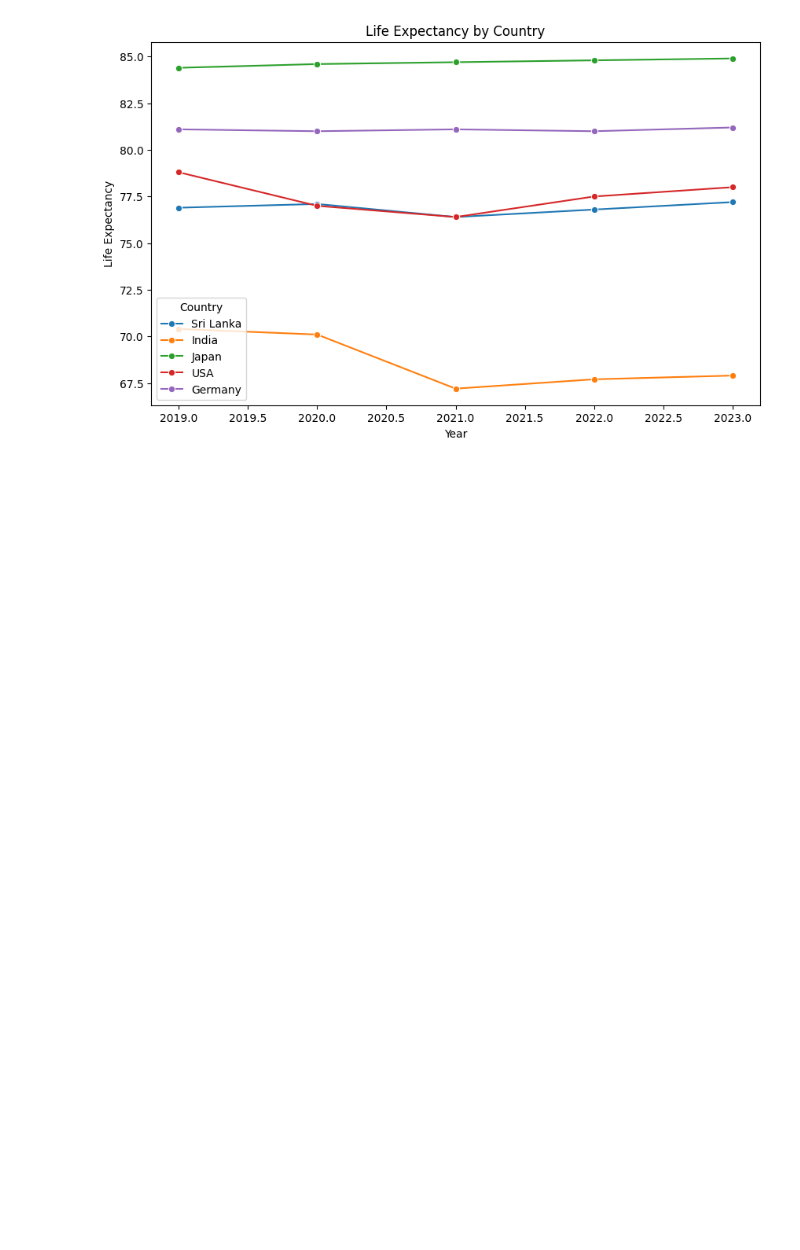
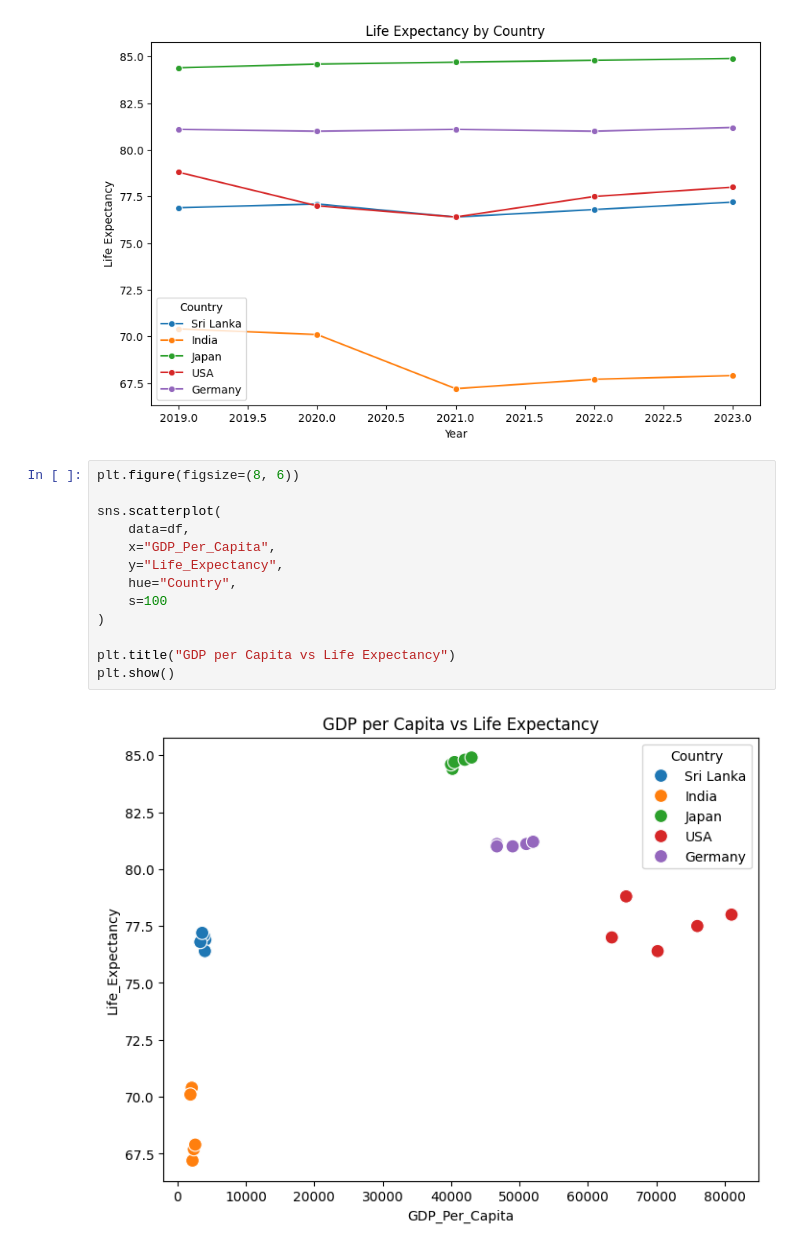
Before and after one commit to Savindi2002/data-science-journey, a Jupyter notebook: health-care project/health-data analysis.ipynb, the cells around one changed output. Drawn from its saved outputs; the diff is of its cells as text; blank space fills up the shorter version.

Commit message:
GDP vs Life Expectancy

```diff
--- a/health-care project/health-data analysis.ipynb
+++ b/health-care project/health-data analysis.ipynb
@@ -128,3 +128,18 @@ plt.ylabel("Life Expectancy")
 plt.show()
 # %% [output]
 [figure]
+# %%
+plt.figure(figsize=(8, 6))
+
+sns.scatterplot(
+    data=df,
+    x="GDP_Per_Capita",
+    y="Life_Expectancy",
+    hue="Country",
+    s=100
+)
+
+plt.title("GDP per Capita vs Life Expectancy")
+plt.show()
+# %% [output]
+[figure, added]
```
